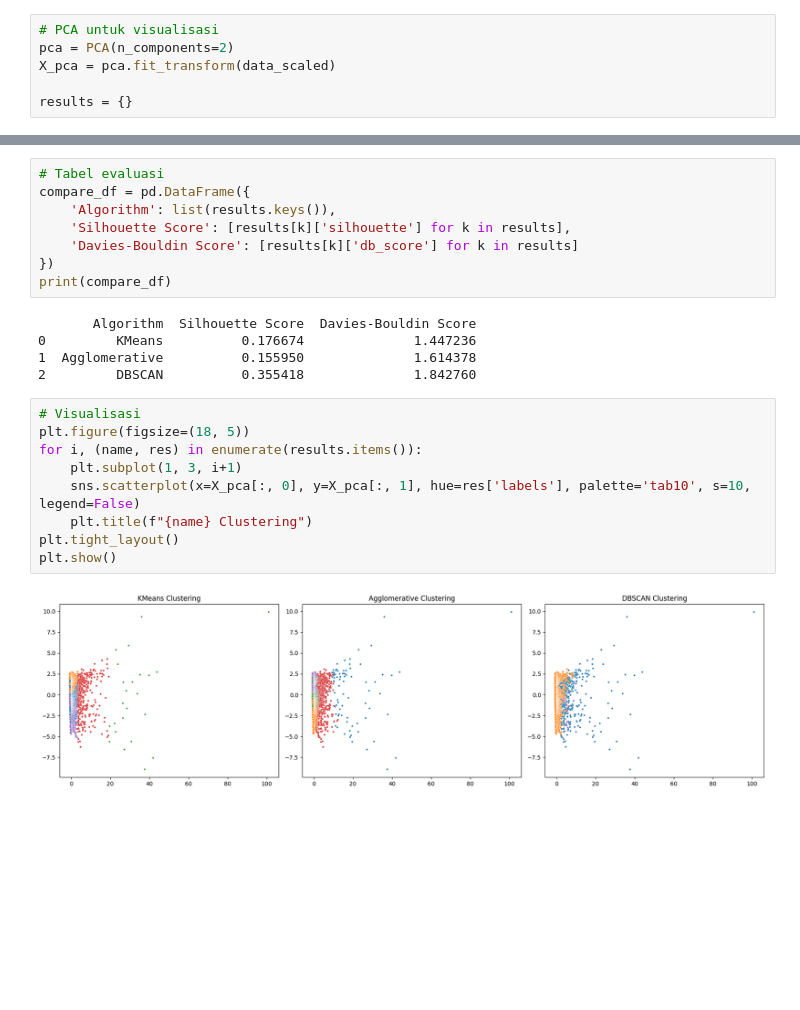
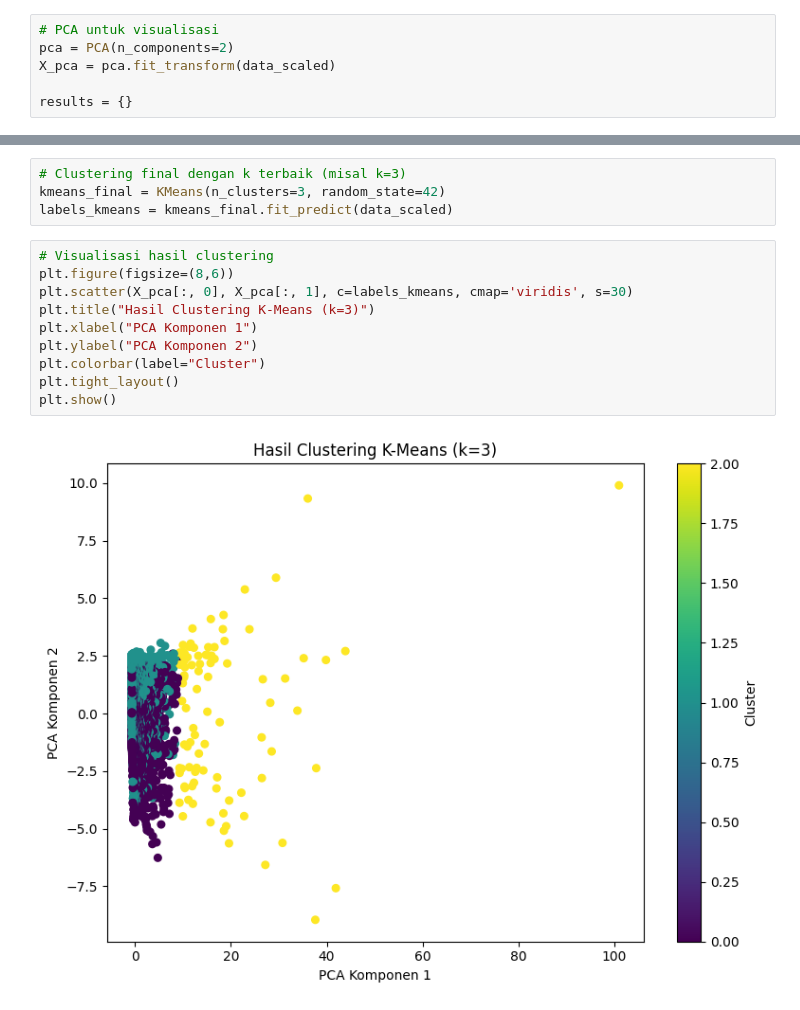
Before and after one commit to Khrisnayana/MachineLearning, a Jupyter notebook: UTS-235314114.ipynb, the cells around one changed output, grey strips where cells are left out. Drawn from its saved outputs; the diff is of its cells as text; blank space fills up the shorter version.

```diff
--- a/UTS-235314114.ipynb
+++ b/UTS-235314114.ipynb
@@ -175,24 +178,16 @@ results['DBSCAN'] = {
-# %%
-# Tabel evaluasi
-compare_df = pd.DataFrame({
-    'Algorithm': list(results.keys()),
-    'Silhouette Score': [results[k]['silhouette'] for k in results],
-    'Davies-Bouldin Score': [results[k]['db_score'] for k in results]
-})
-print(compare_df)
-# %% [output]
-       Algorithm  Silhouette Score  Davies-Bouldin Score
-0         KMeans          0.176674              1.447236
-1  Agglomerative          0.155950              1.614378
-2         DBSCAN          0.355418              1.842760
-# %%
-# Visualisasi
-plt.figure(figsize=(18, 5))
-for i, (name, res) in enumerate(results.items()):
-    plt.subplot(1, 3, i+1)
-    sns.scatterplot(x=X_pca[:, 0], y=X_pca[:, 1], hue=res['labels'], palette='tab10', s=10, legend=False)
-    plt.title(f"{name} Clustering")
-plt.tight_layout()
-plt.show()
-# %% [output]
-[figure, removed]
+# %%
+# Clustering final dengan k terbaik (misal k=3)
+kmeans_final = KMeans(n_clusters=3, random_state=42)
+labels_kmeans = kmeans_final.fit_predict(data_scaled)
+# %%
+# Visualisasi hasil clustering
+plt.figure(figsize=(8,6))
+plt.scatter(X_pca[:, 0], X_pca[:, 1], c=labels_kmeans, cmap='viridis', s=30)
+plt.title("Hasil Clustering K-Means (k=3)")
+plt.xlabel("PCA Komponen 1")
+plt.ylabel("PCA Komponen 2")
+plt.colorbar(label="Cluster")
+plt.tight_layout()
+plt.show()
+# %% [output]
+[figure, added]
```
Also changed, not shown: parts of 15 cells of this notebook.
